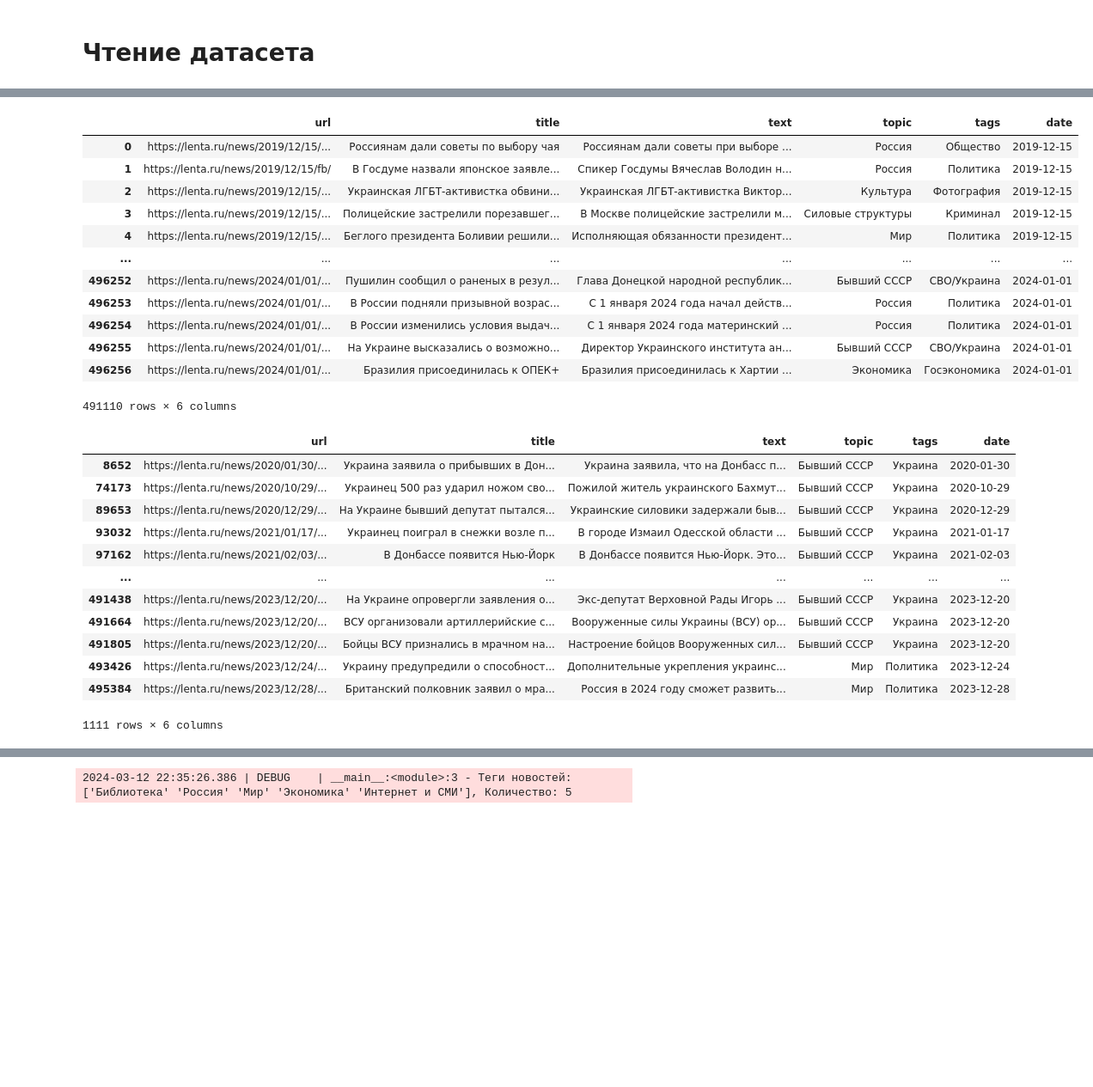
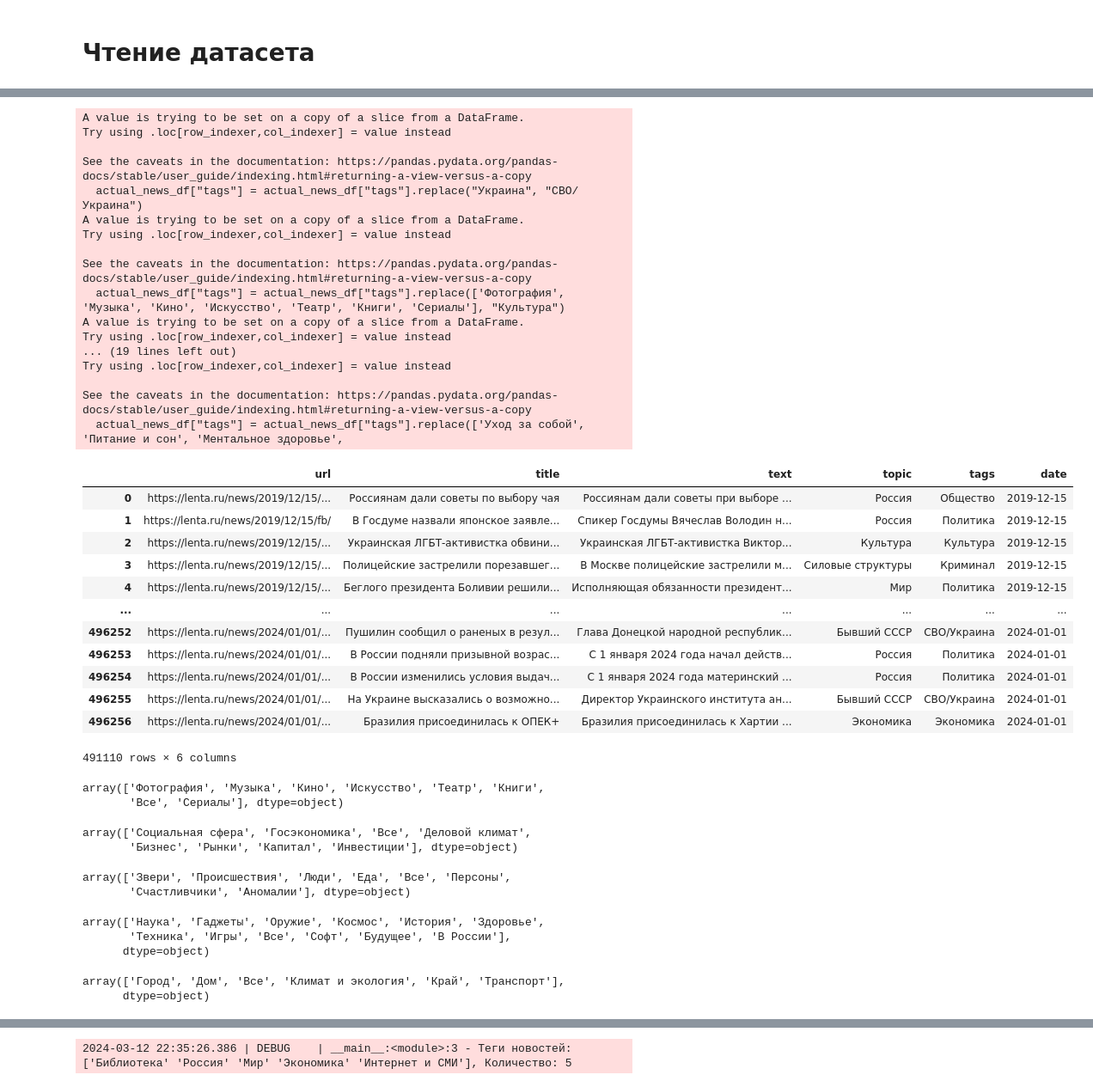
Before and after one commit to YourCarma/VKR, a Jupyter notebook: researches/Clustering_research.ipynb, the cells around one changed output, grey strips where cells are left out. Shown at 86% size. Drawn from its saved outputs; the diff is of its cells as text; code cells hidden in the pictures; blank space fills up the shorter version.

```diff
--- a/researches/Clustering_research.ipynb
+++ b/researches/Clustering_research.ipynb
@@ -358,12 +345,39 @@ actual_news_df = pd.read_csv('lenta_ru_news_2019_2023.csv', delimiter =',', low_
 actual_news_df = actual_news_df.dropna()
 # %%
 actual_news_df["tags"] = actual_news_df["tags"].replace("Украина", "СВО/Украина")
+actual_news_df["tags"] = actual_news_df["tags"].replace(['Фотография', 'Музыка', 'Кино', 'Искусство', 'Театр', 'Книги', 'Сериалы'], "Культура")
+actual_news_df["tags"] = actual_news_df["tags"].replace(['Социальная сфера', 'Госэкономика', 'Деловой климат',
+       'Бизнес', 'Рынки', 'Капитал', 'Инвестиции'], "Экономика")
+actual_news_df["tags"] = actual_news_df["tags"].replace(['Звери', 'Происшествия', 'Люди', 'Еда', 'Персоны',
+       'Счастливчики', 'Аномалии'], "Из жизни")
+actual_news_df["tags"] = actual_news_df["tags"].replace(['Наука', 'Гаджеты', 'Оружие', 'Космос', 'История', 'Здоровье',
+       'Техника', 'Игры', 'Софт', 'Будущее', 'В России'], "Наука и техника")
+actual_news_df["tags"] = actual_news_df["tags"].replace(['Город', 'Дом', 'Климат и экология', 'Край', 'Транспорт'], "Среда обитания")
+actual_news_df["tags"] = actual_news_df["tags"].replace(['Уход за собой', 'Питание и сон', 'Ментальное здоровье',
+       'Окружающее пространство', 'Отношения'], "Забота о себе")
 actual_news_df
 # %% [output]
+A value is trying to be set on a copy of a slice from a DataFrame.
+Try using .loc[row_indexer,col_indexer] = value instead
+
+See the caveats in the documentation: https://pandas.pydata.org/pandas-docs/stable/user_guide/indexing.html#returning-a-view-versus-a-copy
+  actual_news_df["tags"] = actual_news_df["tags"].replace("Украина", "СВО/Украина")
+A value is trying to be set on a copy of a slice from a DataFrame.
+Try using .loc[row_indexer,col_indexer] = value instead
+
+See the caveats in the documentation: https://pandas.pydata.org/pandas-docs/stable/user_guide/indexing.html#returning-a-view-versus-a-copy
+  actual_news_df["tags"] = actual_news_df["tags"].replace(['Фотография', 'Музыка', 'Кино', 'Искусство', 'Театр', 'Книги', 'Сериалы'], "Культура")
+A value is trying to be set on a copy of a slice from a DataFrame.
+Try using .loc[row_indexer,col_indexer] = value instead
+... (19 lines left out)
+Try using .loc[row_indexer,col_indexer] = value instead
+
+See the caveats in the documentation: https://pandas.pydata.org/pandas-docs/stable/user_guide/indexing.html#returning-a-view-versus-a-copy
+  actual_news_df["tags"] = actual_news_df["tags"].replace(['Уход за собой', 'Питание и сон', 'Ментальное здоровье',
 |  | url | title | text | topic | tags | date |
 | 0 | https://lenta.ru/news/2019/12/15/... | Россиянам дали советы по выбору чая | Россиянам дали советы при выборе ... | Россия | Общество | 2019-12-15 |
 | 1 | https://lenta.ru/news/2019/12/15/fb/ | В Госдуме назвали японское заявле... | Спикер Госдумы Вячеслав Володин н... | Россия | Политика | 2019-12-15 |
-| 2 | https://lenta.ru/news/2019/12/15/... | Украинская ЛГБТ-активистка обвини... | Украинская ЛГБТ-активистка Виктор... | Культура | Фотография | 2019-12-15 |
+| 2 | https://lenta.ru/news/2019/12/15/... | Украинская ЛГБТ-активистка обвини... | Украинская ЛГБТ-активистка Виктор... | Культура | Культура | 2019-12-15 |
 | 3 | https://lenta.ru/news/2019/12/15/... | Полицейские застрелили порезавшег... | В Москве полицейские застрелили м... | Силовые структуры | Криминал | 2019-12-15 |
 | 4 | https://lenta.ru/news/2019/12/15/... | Беглого президента Боливии решили... | Исполняющая обязанности президент... | Мир | Политика | 2019-12-15 |
 | ... | ... | ... | ... | ... | ... | ... |
@@ -371,21 +385,31 @@ actual_news_df
 | 496253 | https://lenta.ru/news/2024/01/01/... | В России подняли призывной возрас... | С 1 января 2024 года начал действ... | Россия | Политика | 2024-01-01 |
 | 496254 | https://lenta.ru/news/2024/01/01/... | В России изменились условия выдач... | С 1 января 2024 года материнский ... | Россия | Политика | 2024-01-01 |
 | 496255 | https://lenta.ru/news/2024/01/01/... | На Украине высказались о возможно... | Директор Украинского института ан... | Бывший СССР | СВО/Украина | 2024-01-01 |
-| 496256 | https://lenta.ru/news/2024/01/01/... | Бразилия присоединилась к ОПЕК+ | Бразилия присоединилась к Хартии ... | Экономика | Госэкономика | 2024-01-01 |
+| 496256 | https://lenta.ru/news/2024/01/01/... | Бразилия присоединилась к ОПЕК+ | Бразилия присоединилась к Хартии ... | Экономика | Экономика | 2024-01-01 |
-491110 rows × 6 columns
+491110 rows × 6 columns
 # %%
-actual_news_df[actual_news_df["text"].str.contains("Бахмут")]
+actual_news_df[actual_news_df["topic"] == "Культура"]["tags"].unique()
 # %% [output]
-|  | url | title | text | topic | tags | date |
-| 8652 | https://lenta.ru/news/2020/01/30/... | Украина заявила о прибывших в Дон... | Украина заявила, что на Донбасс п... | Бывший СССР | Украина | 2020-01-30 |
-| 74173 | https://lenta.ru/news/2020/10/29/... | Украинец 500 раз ударил ножом сво... | Пожилой житель украинского Бахмут... | Бывший СССР | Украина | 2020-10-29 |
-| 89653 | https://lenta.ru/news/2020/12/29/... | На Украине бывший депутат пытался... | Украинские силовики задержали быв... | Бывший СССР | Украина | 2020-12-29 |
-| 93032 | https://lenta.ru/news/2021/01/17/... | Украинец поиграл в снежки возле п... | В городе Измаил Одесской области ... | Бывший СССР | Украина | 2021-01-17 |
-| 97162 | https://lenta.ru/news/2021/02/03/... | В Донбассе появится Нью-Йорк | В Донбассе появится Нью-Йорк. Это... | Бывший СССР | Украина | 2021-02-03 |
-| ... | ... | ... | ... | ... | ... | ... |
-| 491438 | https://lenta.ru/news/2023/12/20/... | На Украине опровергли заявления о... | Экс-депутат Верховной Рады Игорь ... | Бывший СССР | Украина | 2023-12-20 |
-| 491664 | https://lenta.ru/news/2023/12/20/... | ВСУ организовали артиллерийские с... | Вооруженные силы Украины (ВСУ) ор... | Бывший СССР | Украина | 2023-12-20 |
-| 491805 | https://lenta.ru/news/2023/12/20/... | Бойцы ВСУ признались в мрачном на... | Настроение бойцов Вооруженных сил... | Бывший СССР | Украина | 2023-12-20 |
-| 493426 | https://lenta.ru/news/2023/12/24/... | Украину предупредили о способност... | Дополнительные укрепления украинс... | Мир | Политика | 2023-12-24 |
-| 495384 | https://lenta.ru/news/2023/12/28/... | Британский полковник заявил о мра... | Россия в 2024 году сможет развить... | Мир | Политика | 2023-12-28 |
-1111 rows × 6 columns
+array(['Фотография', 'Музыка', 'Кино', 'Искусство', 'Театр', 'Книги',
+       'Все', 'Сериалы'], dtype=object)
+# %%
+actual_news_df[actual_news_df["topic"] == "Экономика"]["tags"].unique()
+# %% [output]
+array(['Социальная сфера', 'Госэкономика', 'Все', 'Деловой климат',
+       'Бизнес', 'Рынки', 'Капитал', 'Инвестиции'], dtype=object)
+# %%
+actual_news_df[actual_news_df["topic"] == "Из жизни"]["tags"].unique()
+# %% [output]
+array(['Звери', 'Происшествия', 'Люди', 'Еда', 'Все', 'Персоны',
+       'Счастливчики', 'Аномалии'], dtype=object)
+# %%
+actual_news_df[actual_news_df["topic"] == "Наука и техника"]["tags"].unique()
+# %% [output]
+array(['Наука', 'Гаджеты', 'Оружие', 'Космос', 'История', 'Здоровье',
+       'Техника', 'Игры', 'Все', 'Софт', 'Будущее', 'В России'],
+      dtype=object)
+# %%
+actual_news_df[actual_news_df["topic"] == "Среда обитания"]["tags"].unique()
+# %% [output]
+array(['Город', 'Дом', 'Все', 'Климат и экология', 'Край', 'Транспорт'],
+      dtype=object)
```
Also changed, not shown: parts of 15 cells of this notebook, 2 other files.
